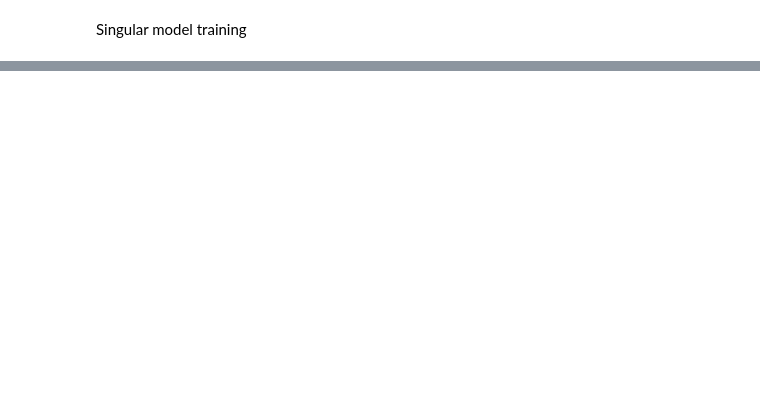
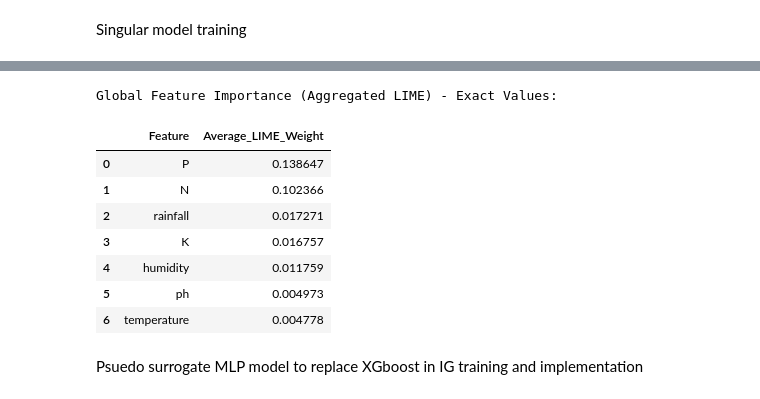
Before and after one commit to priyanshupriyank04/research_paper_project, a Jupyter notebook: research.ipynb, the cells around one changed output, grey strips where cells are left out. Cells and saved outputs as stored; diff of their text form; code cells hidden in the pictures; blank space fills up the shorter version.

```diff
--- a/research.ipynb
+++ b/research.ipynb
@@ -280,0 +446,24 @@ True Crop: watermelon | Predicted Crop: watermelon
+# %%
+import pandas as pd
+
+# Create DataFrame for average LIME weights
+lime_importance_df = pd.DataFrame({
+    "Feature": sorted_features,
+    "Average_LIME_Weight": sorted_importance
+})
+
+# Display the DataFrame for further use
+print("\nGlobal Feature Importance (Aggregated LIME) - Exact Values:")
+display(lime_importance_df)
+# %% [output]
+Global Feature Importance (Aggregated LIME) - Exact Values:
+|  | Feature | Average_LIME_Weight |
+| 0 | P | 0.138647 |
+| 1 | N | 0.102366 |
+| 2 | rainfall | 0.017271 |
+| 3 | K | 0.016757 |
+| 4 | humidity | 0.011759 |
+| 5 | ph | 0.004973 |
+| 6 | temperature | 0.004778 |
+# %% [markdown]
+Psuedo surrogate MLP model to replace XGboost in IG training and implementation
```
Also changed, not shown: parts of 11 cells of this notebook.
